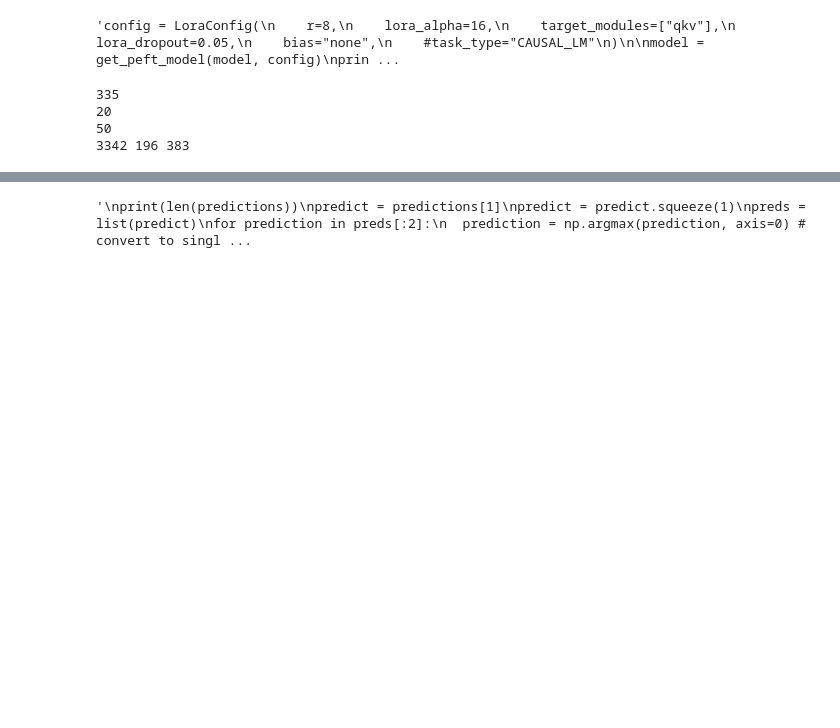
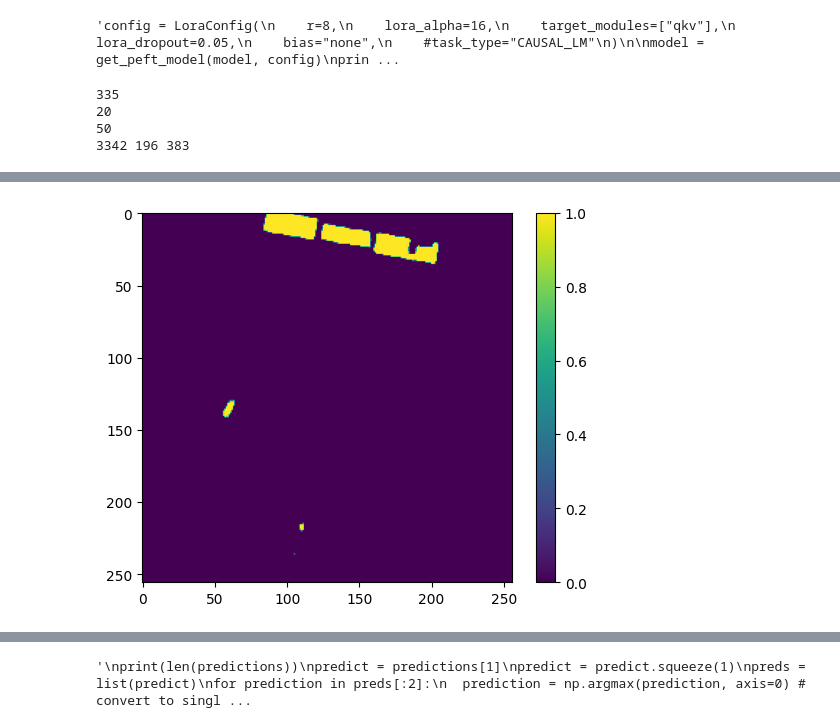
Before and after one commit to michael11albrecht/lora_sam, a Jupyter notebook: loarsam_test.ipynb, the cells around one changed output, grey strips where cells are left out. Cells and saved outputs as stored; diff of their text form; code cells hidden in the pictures; blank space fills up the shorter version.

```diff
--- a/loarsam_test.ipynb
+++ b/loarsam_test.ipynb
@@ -198,0 +249,8 @@ predictions, labels, metrics = trainer.predict(test_dataset)
+# %%
+pred = list(prediction_0)
+pred_1 = pred[0].clip(0, 1)
+plt.imshow(pred_1)
+plt.colorbar()
+plt.show()
+# %% [output]
+[figure, added]
```
Also changed, not shown: parts of 13 cells of this notebook.
